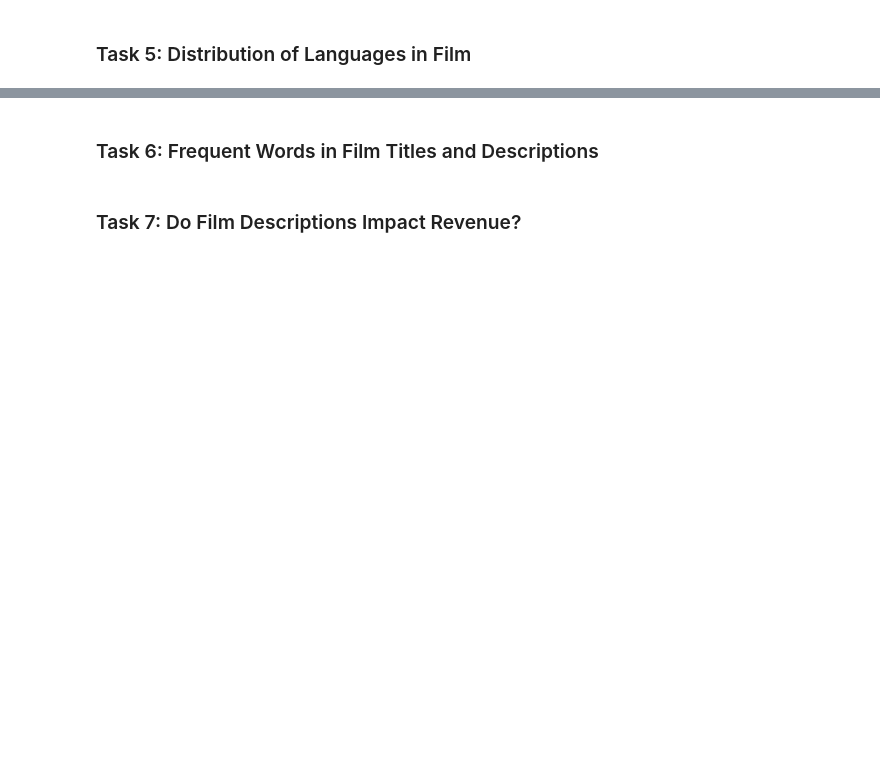
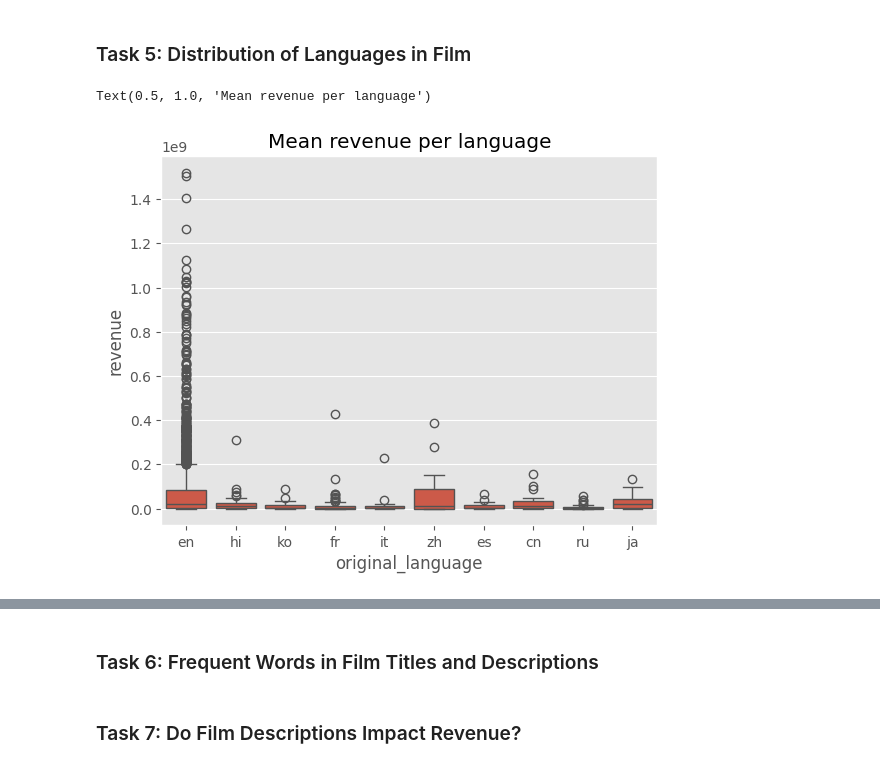
Before and after one commit to miguelestradam3/jupyter_pandas_and_seaborn, a Jupyter notebook: Learner_Notebook.ipynb, the cells around one changed output, grey strips where cells are left out. Saved outputs shown, nothing was run; the diff lists cells and outputs as text; code cells hidden in the pictures; blank space fills up the shorter version.

```diff
--- a/Learner_Notebook.ipynb
+++ b/Learner_Notebook.ipynb
@@ -78,2 +124,10 @@ Text(0.5, 1.0, 'Distribution of revenue')
 # %% [markdown]
 ### Task 5: Distribution of Languages in Film
+# %%
+language_data = train.loc[train['original_language'].isin(train['original_language'].value_counts().head(10).index)]
+# %%
+sns.boxplot(x='original_language', y='revenue', data=language_data)
+plt.title("Mean revenue per language")
+# %% [output]
+Text(0.5, 1.0, 'Mean revenue per language')
+[figure, added]
```
Also changed, not shown: parts of 7 cells of this notebook.
